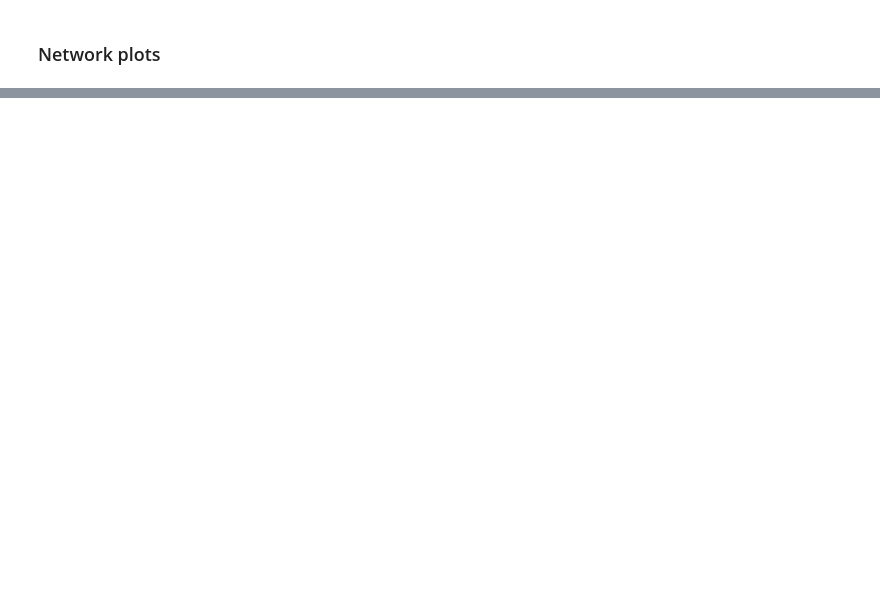
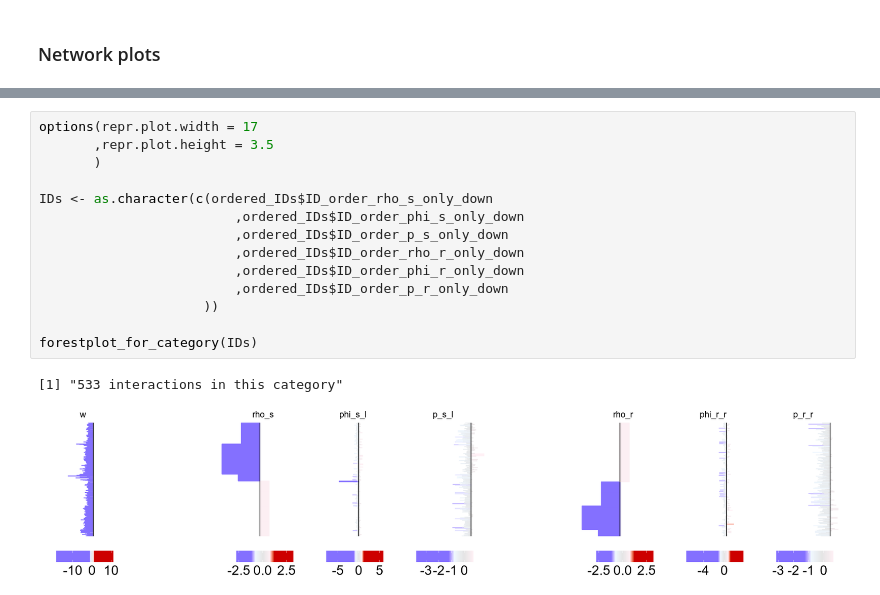
Before and after one commit to SoloveyMaria/community, a Jupyter notebook: docs/showcase_notebooks/vanGalen_Oetjen/visualization.ipynb, the cells around one changed output, grey strips where cells are left out. Saved outputs shown, nothing was run; the diff lists cells and outputs as text; blank space fills up the shorter version.

```diff
--- a/docs/showcase_notebooks/vanGalen_Oetjen/visualization.ipynb
+++ b/docs/showcase_notebooks/vanGalen_Oetjen/visualization.ipynb
@@ -141,0 +375,17 @@ plor_celltype_network(interactions
+# %%
+options(repr.plot.width = 17
+       ,repr.plot.height = 3.5
+       )
+
+IDs <- as.character(c(ordered_IDs$ID_order_rho_s_only_down
+                         ,ordered_IDs$ID_order_phi_s_only_down
+                         ,ordered_IDs$ID_order_p_s_only_down
+                         ,ordered_IDs$ID_order_rho_r_only_down
+                         ,ordered_IDs$ID_order_phi_r_only_down
+                         ,ordered_IDs$ID_order_p_r_only_down
+                     ))
+
+forestplot_for_category(IDs)
+# %% [output]
+[1] "533 interactions in this category"
+[figure, added]
```
Also changed, not shown: parts of 37 cells of this notebook.
